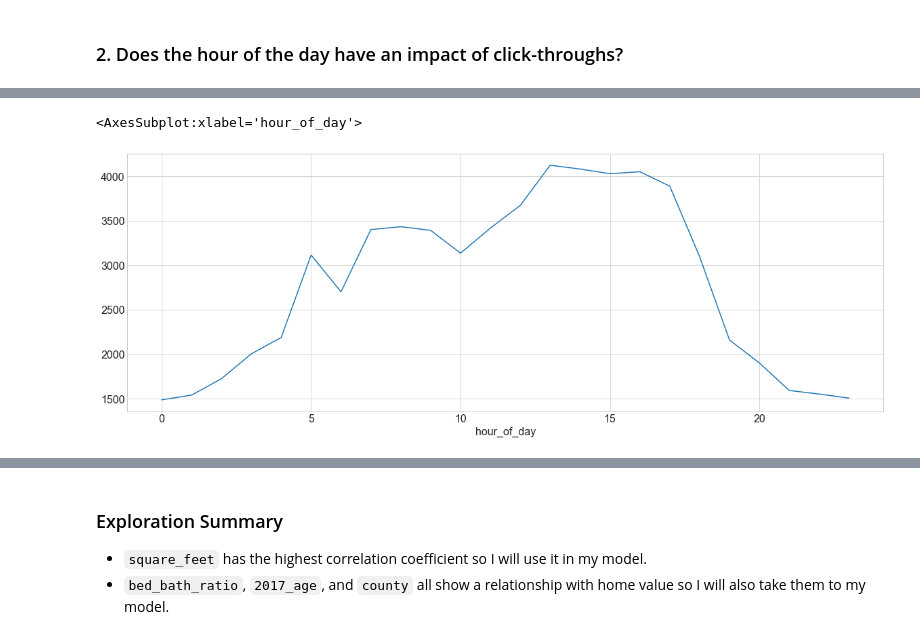
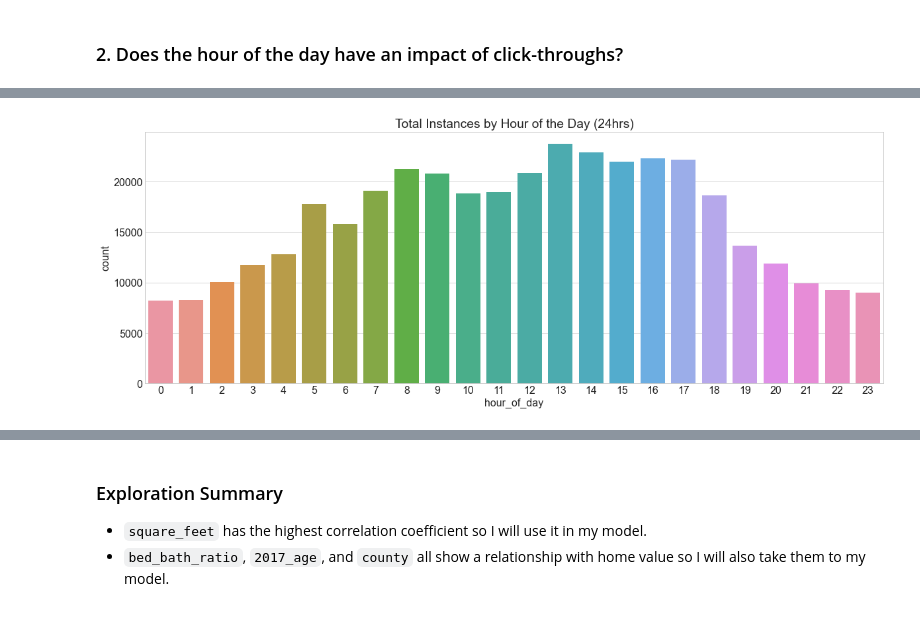
Before and after one commit to markydoug/click_throughs, a Jupyter notebook: project_template.ipynb, the cells around one changed output, grey strips where cells are left out. Drawn from its saved outputs; the diff is of its cells as text; code cells hidden in the pictures.

```diff
--- a/project_template.ipynb
+++ b/project_template.ipynb
@@ -106,5 +115,0 @@ train.groupby('hour_of_day').click.mean().plot()
-# %%
-train.groupby('hour_of_day').click.sum().plot()
-# %% [output]
-<AxesSubplot:xlabel='hour_of_day'>
-[figure, removed]
@@ -110,0 +121,6 @@ train.groupby('hour_of_day').click.sum().plot()
+# %%
+sns.countplot(data=train, x='hour_of_day')
+plt.title("Total Instances by Hour of the Day (24hrs)")
+plt.show()
+# %% [output]
+[figure, added]
```
Also changed, not shown: parts of 37 cells of this notebook.
